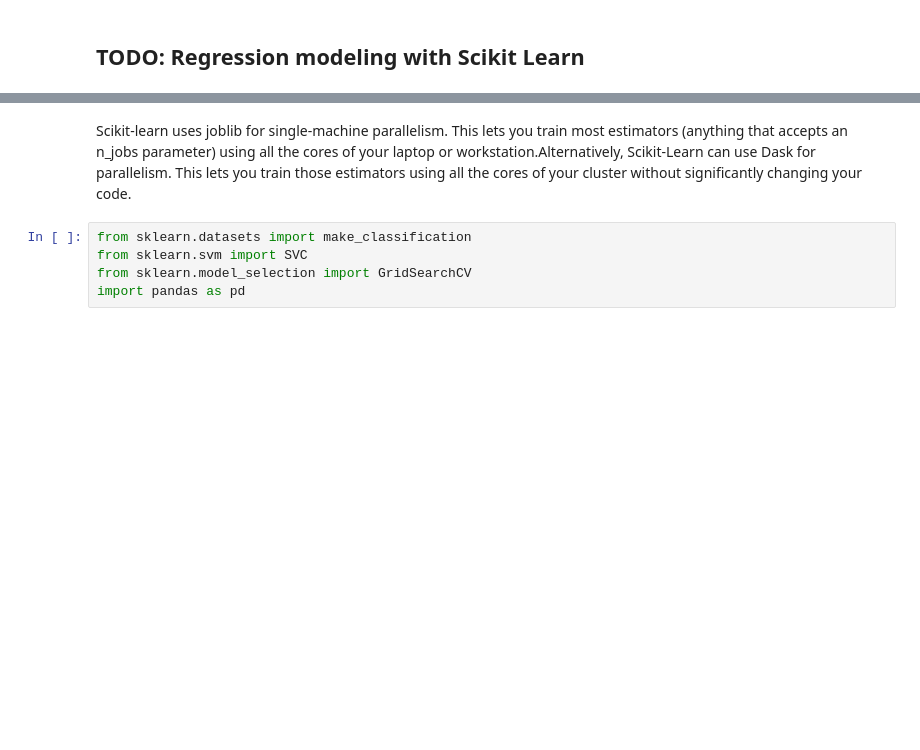
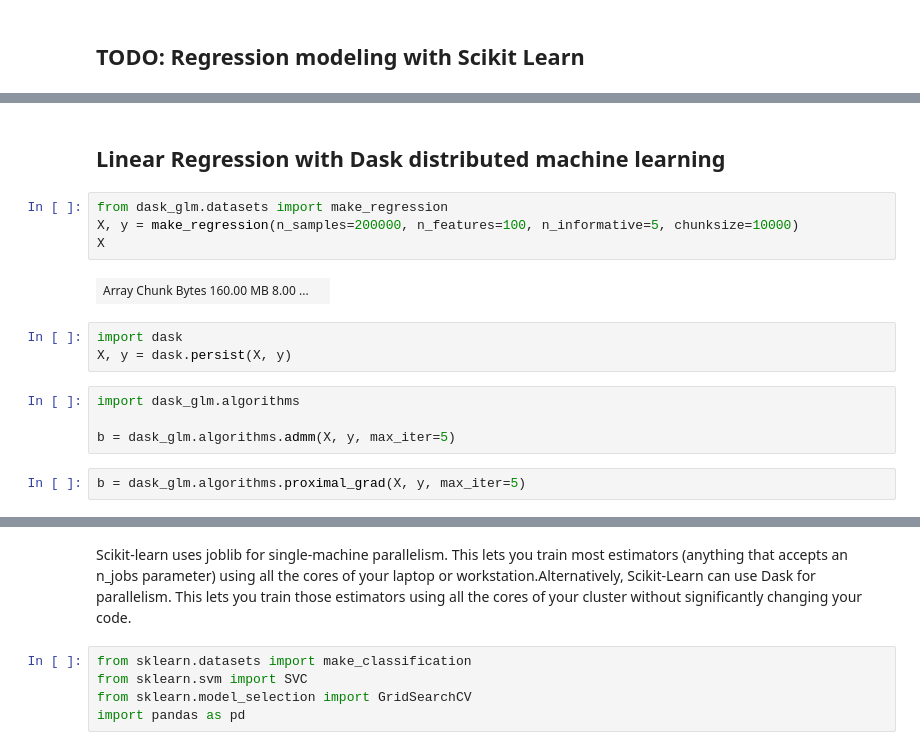
Before and after one commit to Hasna1994/aws-dask-sm-fargate, a Jupyter notebook: dask-sm-fargate-example.ipynb, the cells around one changed output, grey strips where cells are left out. Cells and saved outputs as stored; diff of their text form; blank space fills up the shorter version.

```diff
--- a/dask-sm-fargate-example.ipynb
+++ b/dask-sm-fargate-example.ipynb
@@ -415,0 +263,17 @@ grid_search = GridSearchCV(pipeline, params, cv=3, scoring='neg_mean_squared_err
+# %% [markdown]
+## Linear Regression with Dask distributed machine learning
+# %%
+from dask_glm.datasets import make_regression
+X, y = make_regression(n_samples=200000, n_features=100, n_informative=5, chunksize=10000)
+X
+# %% [output]
+| Array Chunk Bytes 160.00 MB 8.00 ... |  |
+# %%
+import dask
+X, y = dask.persist(X, y)
+# %%
+import dask_glm.algorithms
+
+b = dask_glm.algorithms.admm(X, y, max_iter=5)
+# %%
+b = dask_glm.algorithms.proximal_grad(X, y, max_iter=5)
```
Also changed, not shown: parts of 59 cells of this notebook, 3 other files.
